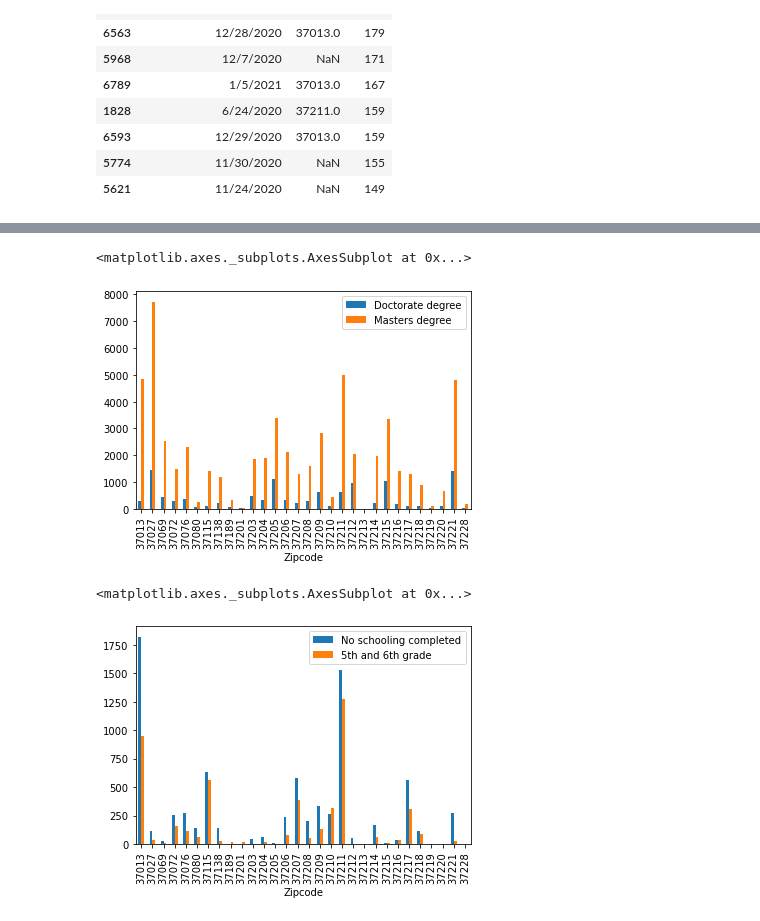
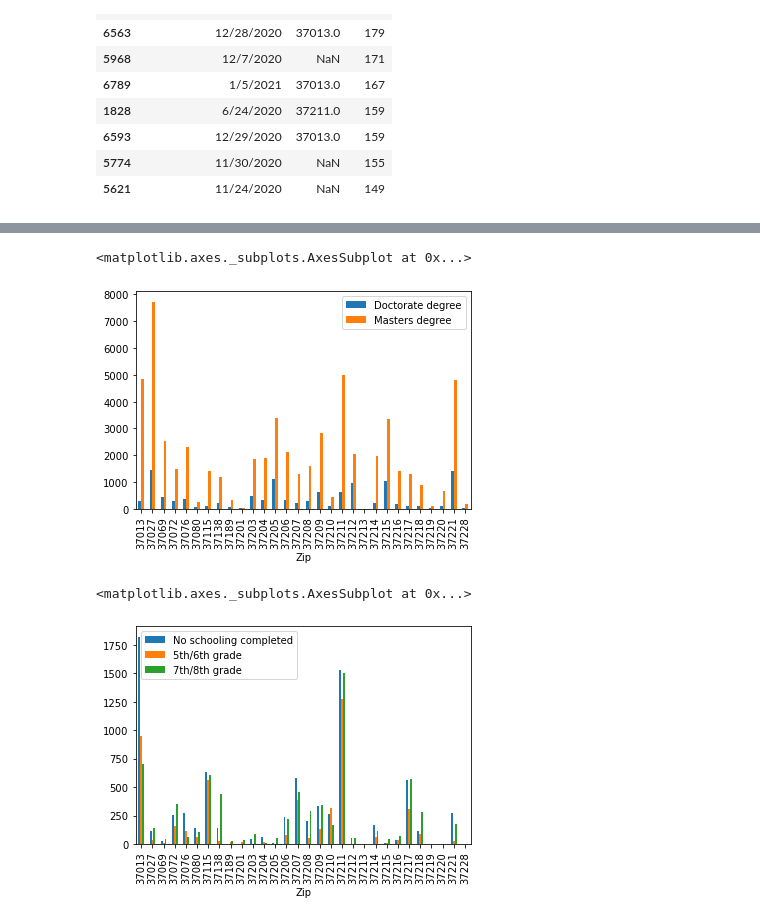
Before and after one commit to ryanhilber93/nash-covid-cases-vaccines-hot_chickens, a Jupyter notebook: data/COVID.ipynb, the cells around one changed output, grey strips where cells are left out. Cells and saved outputs as stored; diff of their text form; code cells hidden in the pictures.

```diff
--- a/data/COVID.ipynb
+++ b/data/COVID.ipynb
@@ -233,12 +238,12 @@ education.head()
 | 3 | 37072 | 22679 | 6735 | 4367 | 3424 | 1801 | ... |
 | 4 | 37076 | 28788 | 6816 | 7658 | 4458 | 2649 | ... |
 # %%
-education.plot.bar('Zipcode', ['Doctorate degree','Masters degree'])
+education.plot.bar('Zip', ['Doctorate degree','Masters degree'])
 # %% [output]
 <matplotlib.axes._subplots.AxesSubplot at 0x...>
-[figure, old version]
+[figure, new version]
 # %%
-education.plot.bar('Zipcode',['No schooling completed','5th and 6th grade'])
+education.plot.bar('Zip',['No schooling completed','5th/6th grade','7th/8th grade'])
 # %% [output]
 <matplotlib.axes._subplots.AxesSubplot at 0x...>
-[figure, old version]
+[figure, new version]
```
Also changed, not shown: parts of 40 cells of this notebook, 5 other files.
